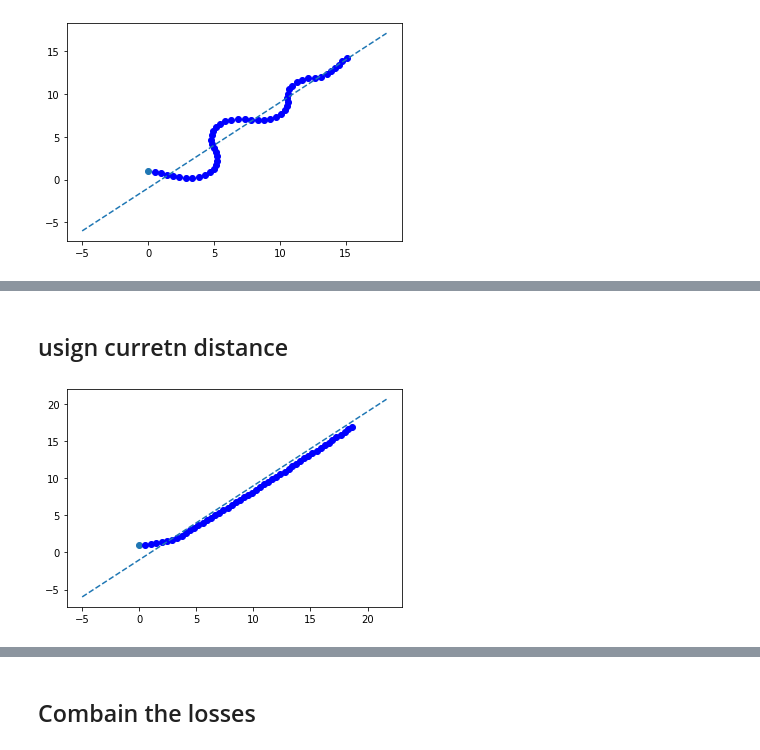
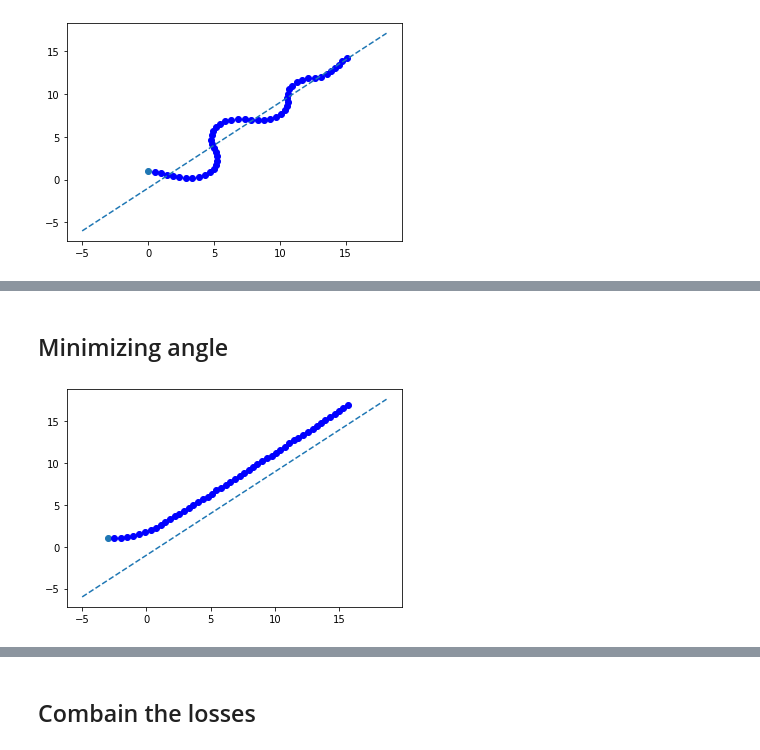
Before and after one commit to Nyctolex/Autonomous-Car, a Jupyter notebook: Path Control/Path Control Mathematics.ipynb, the cells around one changed output, grey strips where cells are left out. Drawn from its saved outputs; the diff is of its cells as text; code cells hidden in the pictures.

```diff
--- a/Path Control/Path Control Mathematics.ipynb
+++ b/Path Control/Path Control Mathematics.ipynb
@@ -1031,5 +202,5 @@ Text(0.5, 1.0, 'distance loss')
-# %% [markdown]
-## usign curretn distance
+# %% [markdown]
+## Minimizing angle
 # %%
 import numpy as np
 from numpy.linalg import norm
@@ -1041,7 +212,7 @@ learning_rate = 0.1
 w = 0.5
 
 #initial parameters
-initial_pos = np.array([0,1])
+initial_pos = np.array([-3,1])
 p1 = np.array([1,0])
 p2 = np.array([2,1])
 p = p2-p1
@@ -1072,34 +243,34 @@ for t in range(50):
     theta_error_tilda = theta-theta_l
     theta_error = abs(theta_error_tilda)
     ct = p1 - pt
     distance_t_tilda = ct@n_hat
     distance_t = abs(theta_error_tilda)
 
 
 
     ld_grad = velocity*dt*np.sign(d_tilda)*(n_hat[0]*np.sin(theta)-n_hat[1]*np.cos(theta))
     la_grad = np.exp(-w*distance_t)*np.sign(theta_error_tilda)
 
     loss_d = d
     loss_angle = theta_error*np.exp(-w*d)
     losses.append(loss_angle)
 
     new_theta = theta-learning_rate*la_grad
 
     car.set_direction(new_theta)
     p_next = car.next_position(dt)
     car.update_position(dt)
     plt.scatter(p_next[0], p_next[1], c='b')
 
 
 
 
 
 last_position = car.position
 
 plot_line(p1,p2,[-5,last_position[0]+3])
 # %% [output]
-[figure, old version]
+[figure, new version]
 # %%
 losses = np.array(losses)
 plt.plot(losses)
```
Also changed, not shown: parts of 39 cells of this notebook.
